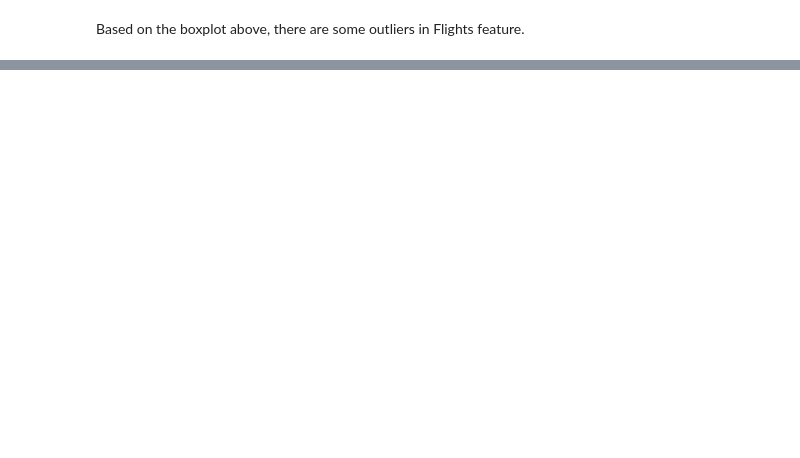
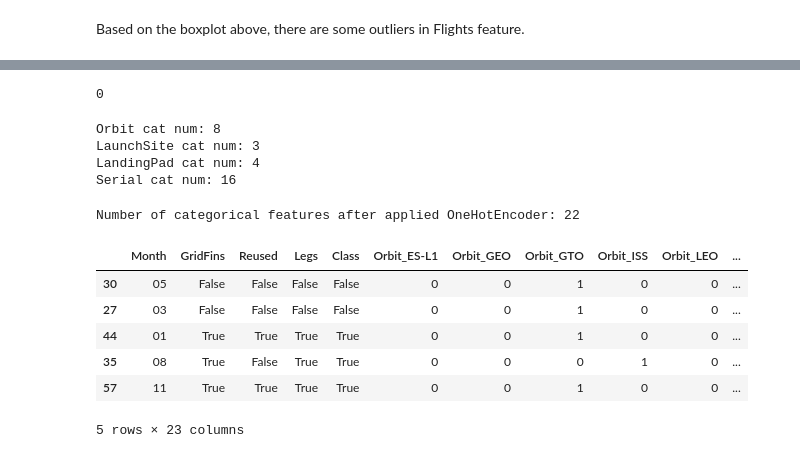
Before and after one commit to chiakl/spacex, a Jupyter notebook: spacex.ipynb, the cells around one changed output, grey strips where cells are left out. Saved outputs shown, nothing was run; the diff lists cells and outputs as text; code cells hidden in the pictures; blank space fills up the shorter version.

```diff
--- a/spacex.ipynb
+++ b/spacex.ipynb
@@ -455,0 +800,39 @@ print("Splitted testing data shape: {}".format(spacex_test.shape))
+# %%
+cat_test_fi.duplicated().sum()
+# %% [output]
+0
+# %%
+# To explore how many categories exist in those crucuial categorical features
+orbit = pd.get_dummies(cat_test_fi["Orbit"]).shape
+launch_site = pd.get_dummies(cat_test_fi["LaunchSite"]).shape
+landing_pad = pd.get_dummies(cat_test_fi["LandingPad"]).shape
+serial = pd.get_dummies(cat_test_fi["Serial"]).shape
+
+print("Orbit cat num: %s"%(orbit[1]))
+print("LaunchSite cat num: %s"%(launch_site[1]))
+print("LandingPad cat num: %s"%(landing_pad[1]))
+print("Serial cat num: %s"%(serial[1]))
+# %% [output]
+Orbit cat num: 8
+LaunchSite cat num: 3
+LandingPad cat num: 4
+Serial cat num: 16
+# %%
+col = ["Orbit", "LaunchSite", "LandingPad"]
+dum = pd.get_dummies(cat_test_fi[col])
+cat_test_dum = pd.concat([cat_test_fi.drop(columns = col), dum], axis = 1)
+cat_test_dum.head().sort_index()
+
+print("Number of categorical features after applied OneHotEncoder: %s"%(cat_test_dum.shape[1]))
+# %% [output]
+Number of categorical features after applied OneHotEncoder: 22
+# %%
+cat_train_fin.head()
+# %% [output]
+|  | Month | GridFins | Reused | Legs | Class | Orbit_ES-L1 | Orbit_GEO | Orbit_GTO | Orbit_ISS | Orbit_LEO | ... |
+| 30 | 05 | False | False | False | False | 0 | 0 | 1 | 0 | 0 | ... |
+| 27 | 03 | False | False | False | False | 0 | 0 | 1 | 0 | 0 | ... |
+| 44 | 01 | True | True | True | True | 0 | 0 | 1 | 0 | 0 | ... |
+| 35 | 08 | True | False | True | True | 0 | 0 | 0 | 1 | 0 | ... |
+| 57 | 11 | True | True | True | True | 0 | 0 | 1 | 0 | 0 | ... |
+5 rows × 23 columns
```
Also changed, not shown: parts of 93 cells of this notebook.
